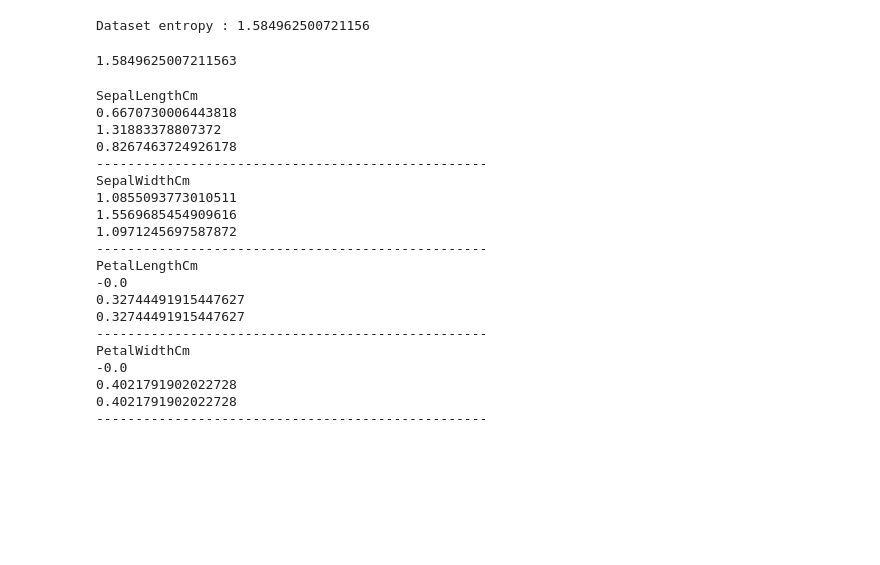
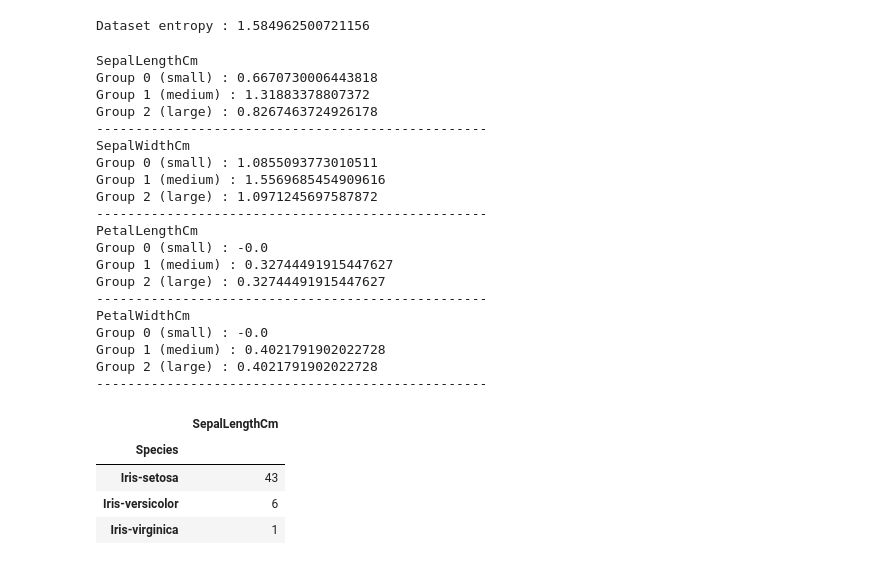
Before and after one commit to Asif-Mammadov/ufaz-ai, a Jupyter notebook: pw1/pw1.ipynb, the cells around one changed output. Saved outputs shown, nothing was run; the diff lists cells and outputs as text; code cells hidden in the pictures; blank space fills up the shorter version.

```diff
--- a/pw1/pw1.ipynb
+++ b/pw1/pw1.ipynb
@@ -154,9 +178,7 @@ print("Dataset entropy : {}".format(entropy(dataset, dataset['Species'].unique()
 # %% [output]
 Dataset entropy : 1.584962500721156
 # %%
-entropy()
+# entropy()
-# %% [output]
-1.5849625007211563
 # %%
 def entropy_group(dataset, N=50):
     s = 0
@@ -166,7 +188,5 @@ def entropy_group(dataset, N=50):
             s += (n_specimen / N) * np.log2(n_specimen / N)
     s *= -1
     return s
-# %%
-dataset =  groups_by_species_counted['SepalLengthCm'][2]
 # %%
 group_name = ['small', 'medium', 'large']
@@ -179,28 +199,28 @@ for attr in groups_by_species_counted:
 # %%
 group_name = ['small', 'medium', 'large']
-for attr in attr_entropies:
+for attr in group_entropies:
     print(attr)
-    for group in range(len(attr_entropies[attr])):
-        print("{}".format(attr_entropies[attr][group]))
+    for group in range(len(group_entropies[attr])):
+        print("Group {} ({}) : {}".format(group, group_name[group], group_entropies[attr][group]))
     print("-" * 50)
 # %% [output]
 SepalLengthCm
-0.6670730006443818
-1.31883378807372
-0.8267463724926178
+Group 0 (small) : 0.6670730006443818
+Group 1 (medium) : 1.31883378807372
+Group 2 (large) : 0.8267463724926178
 --------------------------------------------------
 SepalWidthCm
-1.0855093773010511
-1.5569685454909616
-1.0971245697587872
+Group 0 (small) : 1.0855093773010511
+Group 1 (medium) : 1.5569685454909616
+Group 2 (large) : 1.0971245697587872
 --------------------------------------------------
 PetalLengthCm
--0.0
-0.32744491915447627
-0.32744491915447627
+Group 0 (small) : -0.0
+Group 1 (medium) : 0.32744491915447627
+Group 2 (large) : 0.32744491915447627
 --------------------------------------------------
 PetalWidthCm
--0.0
-0.4021791902022728
-0.4021791902022728
+Group 0 (small) : -0.0
+Group 1 (medium) : 0.4021791902022728
+Group 2 (large) : 0.4021791902022728
 --------------------------------------------------
@@ -206,0 +230,13 @@ PetalWidthCm
+# %%
+dataset_entropy = entropy(dataset, dataset['Species'].unique())
+groups_by_attr = separate_in_groups_by_attribute(dataset)
+groups_by_species_counted = count_groups_by_species(groups_by_attr)
+# entropy_group(groups_by_species_counted['SepalLengthCm'][0])
+# get_prob(groups_by_species_counted['SepalLengthCm'][0], 'Iris-setosa')
+groups_by_species_counted['SepalLengthCm'][0]
+# %% [output]
+|  | SepalLengthCm |
+| Species |  |
+| Iris-setosa | 43 |
+| Iris-versicolor | 6 |
+| Iris-virginica | 1 |
```
Also changed, not shown: parts of 9 cells of this notebook, 5 other files.
